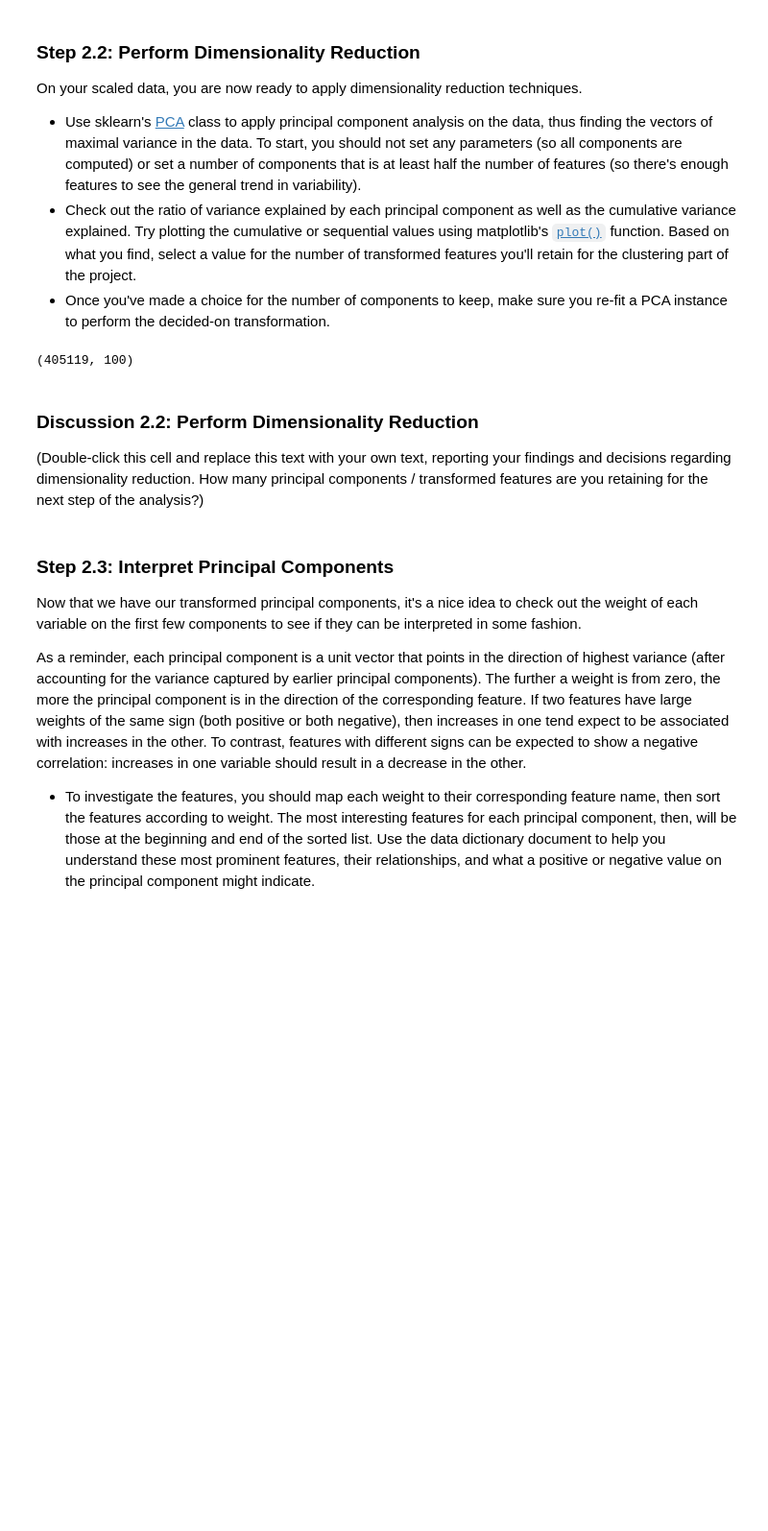
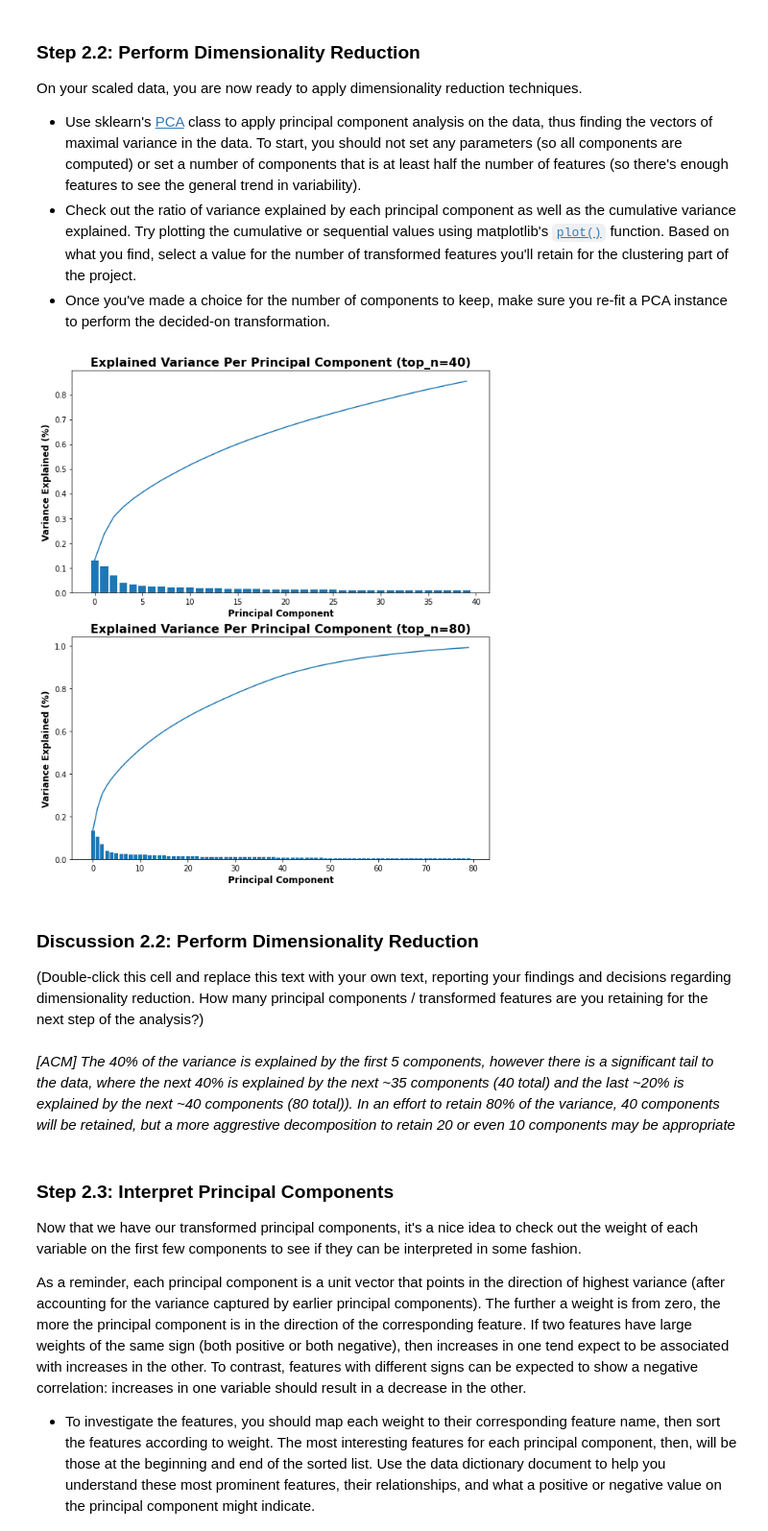
Before and after one commit to amcumber/udacity-identify-customer-segments, a Jupyter notebook: Identify_Customer_Segments.ipynb, the cells around one changed output. Shown: that part at 96% size. Drawn from its saved outputs; the diff is of its cells as text; code cells hidden in the pictures; blank space fills up the shorter version.

```diff
--- a/Identify_Customer_Segments.ipynb
+++ b/Identify_Customer_Segments.ipynb
@@ -933,7 +935,7 @@ preproc = Pipeline([
     ('imputer', SimpleImputer(strategy='median')),
     ('scaler', StandardScaler())
 ])
-scaled_azdias = preproc.fit_transform(azdias_clean)
+azdias_scaled = preproc.fit_transform(azdias_clean)
 # %% [markdown]
 ### Discussion 2.1: Apply Feature Scaling
 
@@ -955,14 +957,31 @@ On your scaled data, you are now ready to apply dimensionality reduction techniq
 # %%
 # Apply PCA to the data.
 # %%
-from sklearn.decomposition import PCA
 pca = PCA()
-res = pca.fit_transform(scaled_azdias)
+res = pca.fit_transform(azdias_scaled)
-# %%
-res.shape
-# %% [output]
-(405119, 100)
 # %%
 # Investigate the variance accounted for by each principal component.
+# %%
+vars = pca.explained_variance_ratio_
+n = 80
+fig, axs = plt.subplots(2,1, figsize=(10,12))
+for i, n in enumerate([40, 80]):
+
+    # Citation - Components dirived form Interpret_PCA_Results from Udacity's
+    # Machine Learning Oourse
+    axs[i].bar(range(n), vars[:n])
+    axs[i].plot(range(n), vars.cumsum()[:n])
+    axs[i].set_ylabel('Variance Explained (%)',
+                 fontweight='bold',
+                 fontsize=12)
+    axs[i].set_xlabel('Principal Component',
+                 fontweight='bold',
+                 fontsize=12)
+    axs[i].set_title(f'Explained Variance Per Principal Component (top_n={n})',
+                 fontweight='bold',
+                 fontsize=16)
+plt.show()
+# %% [output]
+[figure, added]
 # %%
 # Re-apply PCA to the data while selecting for number of components to retain.
@@ -970,6 +992,8 @@ res.shape
 ### Discussion 2.2: Perform Dimensionality Reduction
 
 (Double-click this cell and replace this text with your own text, reporting your findings and decisions regarding dimensionality reduction. How many principal components / transformed features are you retaining for the next step of the analysis?)
+# %% [markdown]
+*[ACM] The 40% of the variance is explained by the first 5 components, however there is a significant tail to the data, where the next 40% is explained by the next ~35 components (40 total) and the last ~20% is explained by the next ~40 components (80 total)). In an effort to retain 80% of the variance, 40 components will be retained, but a more aggrestive decomposition to retain 20 or even 10 components may be appropriate*
 # %% [markdown]
 ### Step 2.3: Interpret Principal Components
 
```
Also changed, not shown: parts of 73 cells of this notebook, 1 other file.
